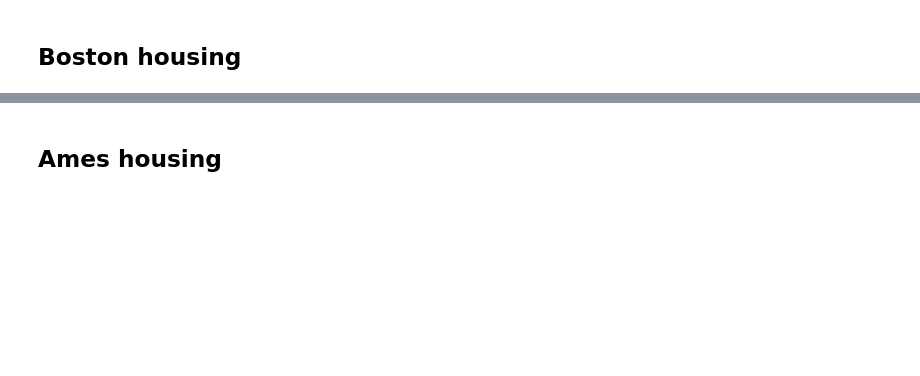
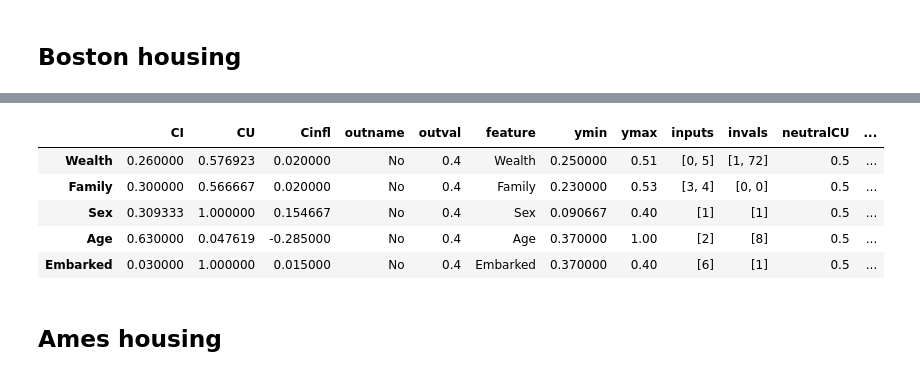
Before and after one commit to KaryFramling/py-ciu, a Jupyter notebook: RunTests.ipynb, the cells around one changed output, grey strips where cells are left out. Saved outputs shown, nothing was run; the diff lists cells and outputs as text; code cells hidden in the pictures; blank space fills up the shorter version.

```diff
--- a/RunTests.ipynb
+++ b/RunTests.ipynb
@@ -62,3 +82,13 @@ display(CIUres)
+# %%
+CIUres_voc_top_titanic = CIU_titanic.explain_voc(titanic_instance, nsamples=1000)
+display(CIUres_voc_top_titanic)
+# %% [output]
+|  | CI | CU | Cinfl | outname | outval | feature | ymin | ymax | inputs | invals | neutralCU | ... |
+| Wealth | 0.260000 | 0.576923 | 0.020000 | No | 0.4 | Wealth | 0.250000 | 0.51 | [0, 5] | [1, 72] | 0.5 | ... |
+| Family | 0.300000 | 0.566667 | 0.020000 | No | 0.4 | Family | 0.230000 | 0.53 | [3, 4] | [0, 0] | 0.5 | ... |
+| Sex | 0.309333 | 1.000000 | 0.154667 | No | 0.4 | Sex | 0.090667 | 0.40 | [1] | [1] | 0.5 | ... |
+| Age | 0.630000 | 0.047619 | -0.285000 | No | 0.4 | Age | 0.370000 | 1.00 | [2] | [8] | 0.5 | ... |
+| Embarked | 0.030000 | 1.000000 | 0.015000 | No | 0.4 | Embarked | 0.370000 | 0.40 | [6] | [1] | 0.5 | ... |
 # %% [markdown]
 ## Ames housing
 # %%
```
Also changed, not shown: parts of 11 cells of this notebook, 8 other files.
